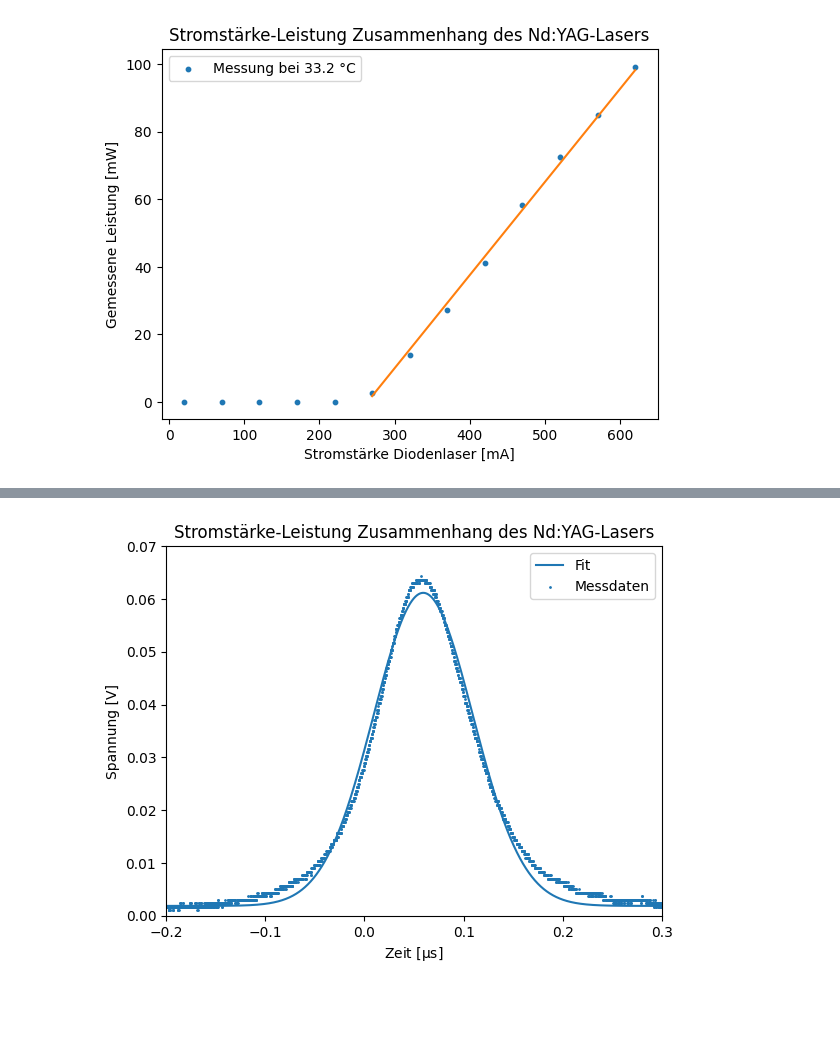
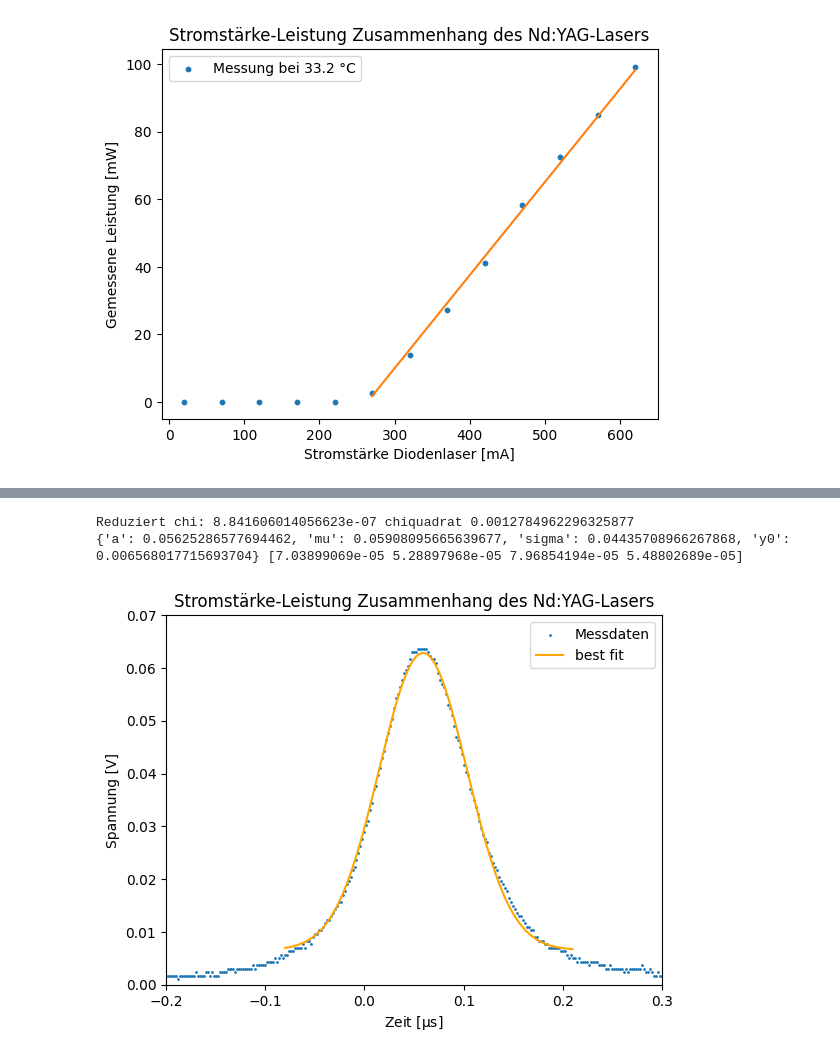
Before and after one commit to CaptainNikon/O2_Nd-YAG_Laser, a Jupyter notebook: Auswertung.ipynb, the cells around one changed output, grey strips where cells are left out. Saved outputs shown, nothing was run; the diff lists cells and outputs as text; code cells hidden in the pictures; blank space fills up the shorter version.

```diff
--- a/Auswertung.ipynb
+++ b/Auswertung.ipynb
@@ -116,19 +124,37 @@ def gaussian(x: np.ndarray,a:float, mu: float, sigma: float,y0:float):
     return a*np.exp(-(x-mu)**2/(2*sigma**2))+y0
 # %%
 #plt.figure(figsize=(10,6))
-poptgauss1,covgauss1 = soc.curve_fit(gaussian,puls2[:,0]*10**6,puls2[:,1],method="lm")
-plt.plot(puls2[:,0]*10**6,gaussian(puls2[:,0]*10**6,*poptgauss1),label="Fit")
+#poptgauss1,covgauss1 = soc.curve_fit(gaussian,puls2[:,0]*10**6,puls2[:,1],method="lm")
+#plt.plot(puls2[:,0]*10**6,gaussian(puls2[:,0]*10**6,*poptgauss1),label="Fit")
+#stats.chisquare(puls2[:,0]*10**6,gaussian(puls2[:,0]*10**6,*poptgauss1),ddof=1)
 
-plt.scatter(puls2[:,0]*10**6,puls2[:,1],label="Messdaten",s=1)
-#plt.scatter(np.arange(len(puls2[:,1])),puls2[:,1],label="Messdaten",s=1)
+plt.scatter(puls2[::10,0]*10**6,puls2[::10,1],label="Messdaten",s=1)
+
+corner1 = 2100
+corner2 = 3550
+
+gmodel = Model(gaussian)
+
+# create parameters with initial guesses:
+params = gmodel.make_params(a=0.05, mu=0.06, sigma=0.08,y0=0.01)
+result = gmodel.fit(puls2[corner1:corner2,1], params,x=puls2[corner1:corner2,0]*10**6)
+
+
+plt.plot(puls2[corner1:corner2,0]*10**6, result.best_fit, '-', label='best fit',c="orange")
+print("Reduziert chi:",result.redchi,"chiquadrat",result.chisqr)
+print(result.best_values,np.sqrt(np.diag(result.covar)))
+
+
 plt.axis([-2e-1,3e-1,0,0.07])
 plt.xlabel(r"Zeit $[\mathrm{\mu s}]$")
 plt.ylabel("Spannung [V]")
 plt.title("Stromstärke-Leistung Zusammenhang des Nd:YAG-Lasers")
 plt.legend(loc=1)
 plt.savefig("Plots/osci2.pdf")
 plt.show()
 # %% [output]
+Reduziert chi: 8.841606014056623e-07 chiquadrat 0.0012784962296325877
+{'a': 0.05625286577694462, 'mu': 0.05908095665639677, 'sigma': 0.04435708966267868, 'y0': 0.006568017715693704} [7.03899069e-05 5.28897968e-05 7.96854194e-05 5.48802689e-05]
-[figure, old version]
+[figure, new version]
 # %%
 #plt.figure(figsize=(10,6))
```
Also changed, not shown: parts of 7 cells of this notebook, 11 other files.
